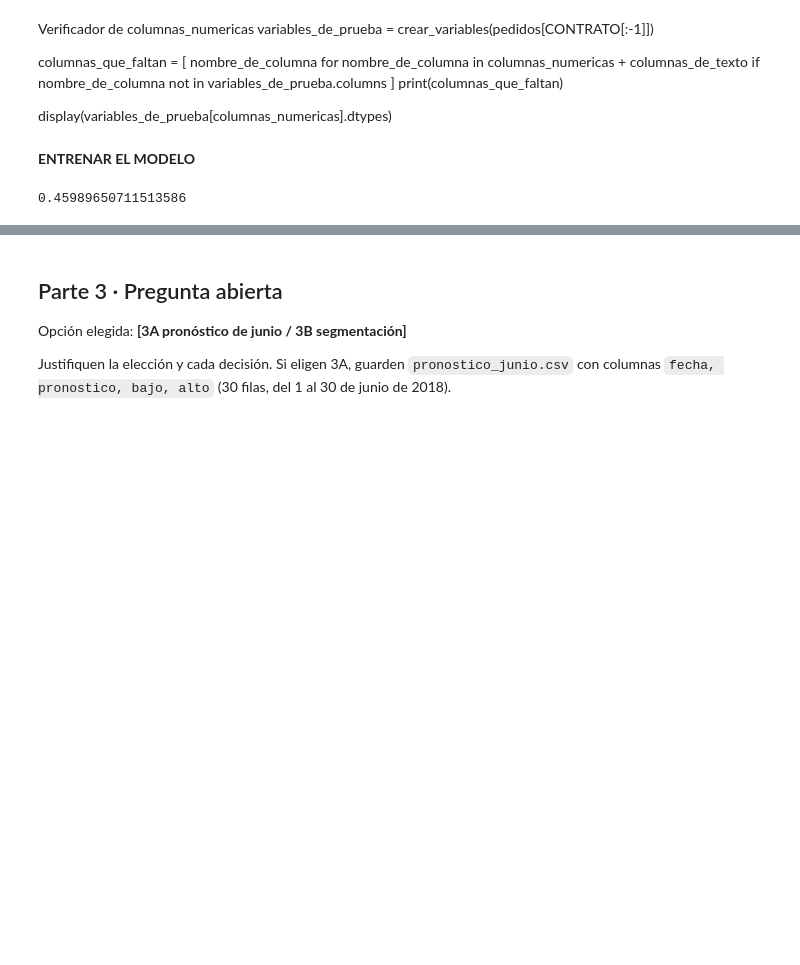
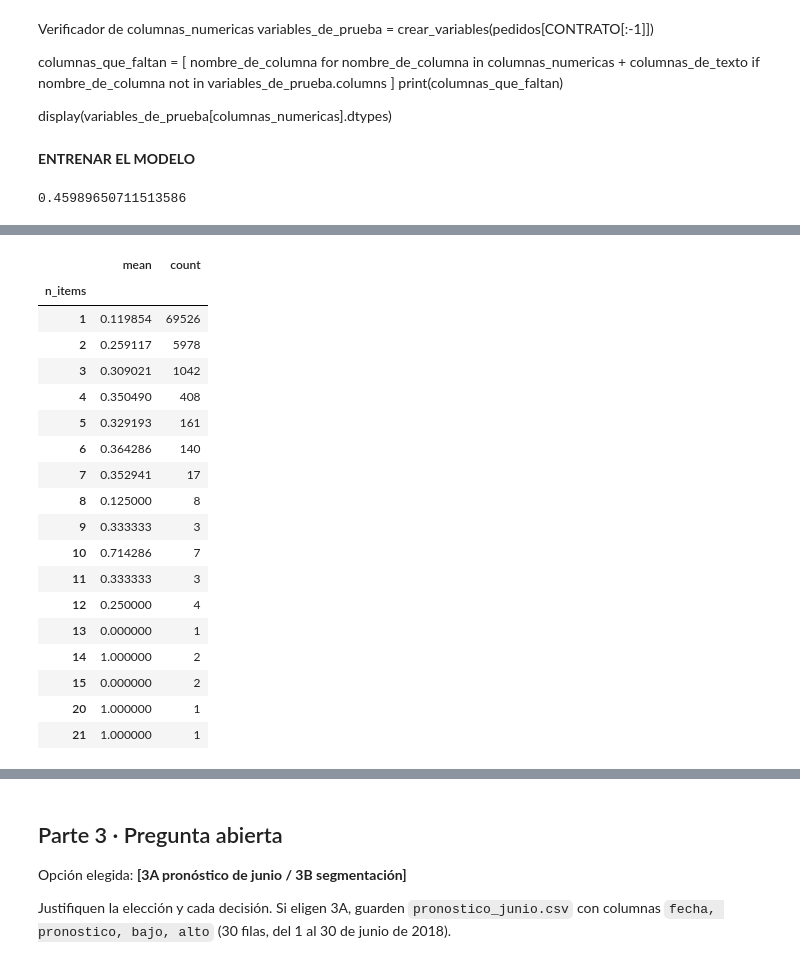
Before and after one commit to ianoelmolina-cmyk/olist-resena, a Jupyter notebook: Plantilla_Proyecto_Final.ipynb, the cells around one changed output, grey strips where cells are left out. Cells and saved outputs as stored; diff of their text form; code cells hidden in the pictures; blank space fills up the shorter version.

```diff
--- a/Plantilla_Proyecto_Final.ipynb
+++ b/Plantilla_Proyecto_Final.ipynb
@@ -463,0 +543,24 @@ array([0.14517172, 0.16266411, 0.09578591, 0.09159433, 0.06634765])
+# %%
+#display(variables_de_prueba.sort_values("n_vendedores", ascending=False))
+tasa_de_mala_resena_por_cantidad_de_items = pedidos.groupby("n_items")["mala_resena"].agg(["mean", "count"])
+display(tasa_de_mala_resena_por_cantidad_de_items)
+# %% [output]
+|  | mean | count |
+| n_items |  |  |
+| 1 | 0.119854 | 69526 |
+| 2 | 0.259117 | 5978 |
+| 3 | 0.309021 | 1042 |
+| 4 | 0.350490 | 408 |
+| 5 | 0.329193 | 161 |
+| 6 | 0.364286 | 140 |
+| 7 | 0.352941 | 17 |
+| 8 | 0.125000 | 8 |
+| 9 | 0.333333 | 3 |
+| 10 | 0.714286 | 7 |
+| 11 | 0.333333 | 3 |
+| 12 | 0.250000 | 4 |
+| 13 | 0.000000 | 1 |
+| 14 | 1.000000 | 2 |
+| 15 | 0.000000 | 2 |
+| 20 | 1.000000 | 1 |
+| 21 | 1.000000 | 1 |
```
Also changed, not shown: parts of 38 cells of this notebook, 4 other files.
